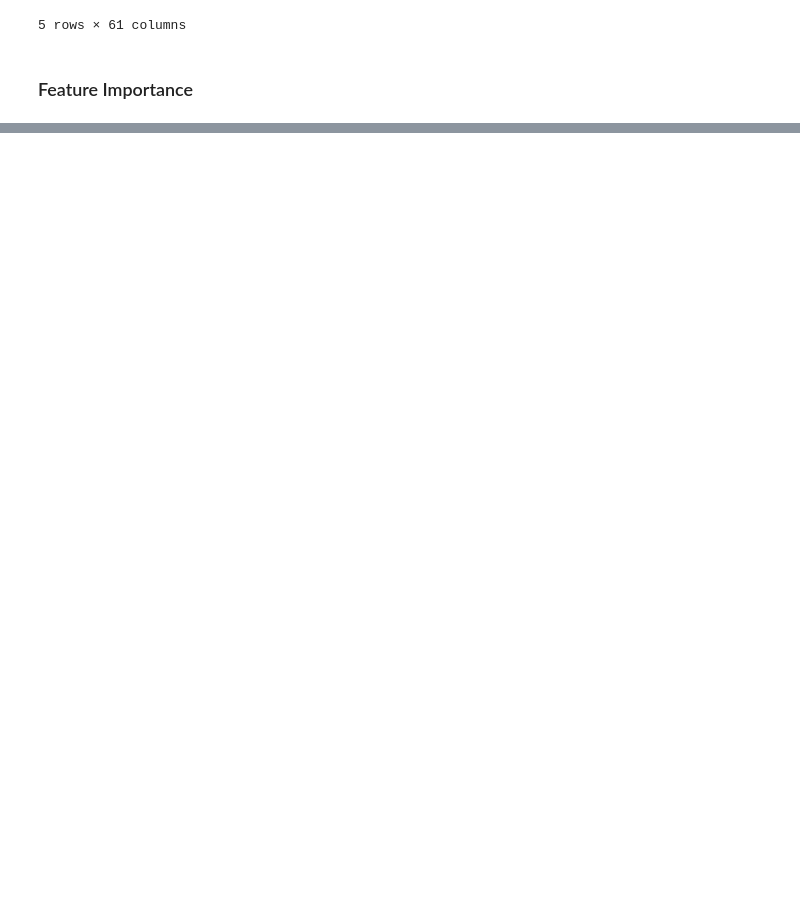
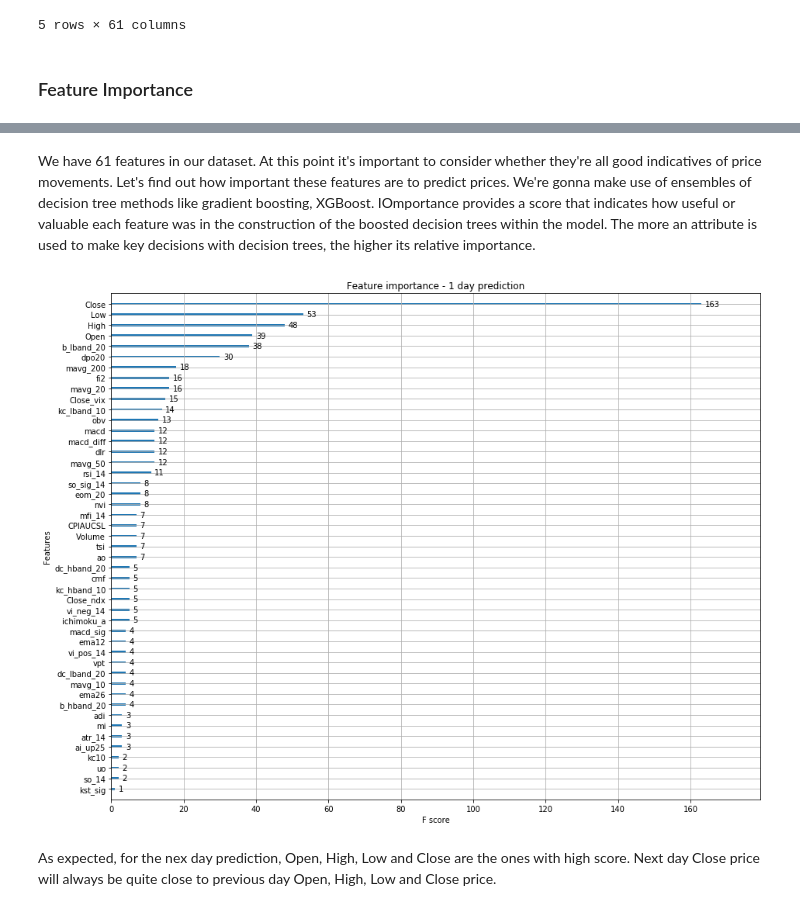
Before and after one commit to jscriptcoder/Capstone-Project-Udacity, a Jupyter notebook: notebooks/indicators_features.ipynb, the cells around one changed output, grey strips where cells are left out. Drawn from its saved outputs; the diff is of its cells as text; code cells hidden in the pictures; blank space fills up the shorter version.

```diff
--- a/notebooks/indicators_features.ipynb
+++ b/notebooks/indicators_features.ipynb
@@ -263,6 +254,0 @@ Let's have a look first at Momentum Indicators
-# %%
-figsize=(10, 8)
-
-momentum_ind_cols = ['ao', 'mfi_14', 'rsi_14', 'so_14', 'so_sig_14', 'tsi', 'uo', 'wr']
-fig, ax = plt.subplots(figsize=figsize)
-sns.heatmap(features[momentum_ind_cols].corr(), cmap='magma', ax=ax)
@@ -325,0 +259,2 @@ sns.heatmap(features[trend_ind_cols].corr(), cmap='magma', ax=ax)
+# %% [markdown]
+We have 61 features in our dataset. At this point it's important to consider whether they're all good indicatives of price movements. Let's find out how important these features are to predict prices. We're gonna make use of ensembles of decision tree methods like gradient boosting, XGBoost. IOmportance provides a score that indicates how useful or valuable each feature was in the construction of the boosted decision trees within the model. The more an attribute is used to make key decisions with decision trees, the higher its relative importance.
@@ -325,0 +265,24 @@ sns.heatmap(features[trend_ind_cols].corr(), cmap='magma', ax=ax)
+# %%
+def train_xgbregressor(series, forecast=1):
+    X = series[:-forecast]
+    y = series['Close'][forecast:]
+    X_train, X_test, y_train, y_test = train_test_split(X, y, test_size=.3, shuffle=False)
+
+    regressor = XGBRegressor()
+    regressor.fit(X_train, y_train, eval_set=[(X_test, y_test)], verbose=False)
+
+    return regressor
+# %%
+def plot_feature_importance(regressor, title='Feature importance', figsize=(15, 12)):
+    fig, ax = plt.subplots(figsize=figsize)
+    plot_importance(regressor, ax=ax)
+    ax.set_title(title)
+# %%
+# Next day price prediction
+regressor_1 = train_xgbregressor(featured_series, forecast=1)
+# %%
+plot_feature_importance(regressor_1, title='Feature importance - 1 day prediction')
+# %% [output]
+[figure, added]
+# %% [markdown]
+As expected, for the nex day prediction, Open, High, Low and Close are the ones with high score. Next day Close price will always be quite close to previous day Open, High, Low and Close price.
```
Also changed, not shown: parts of 42 cells of this notebook, 8 other files.
